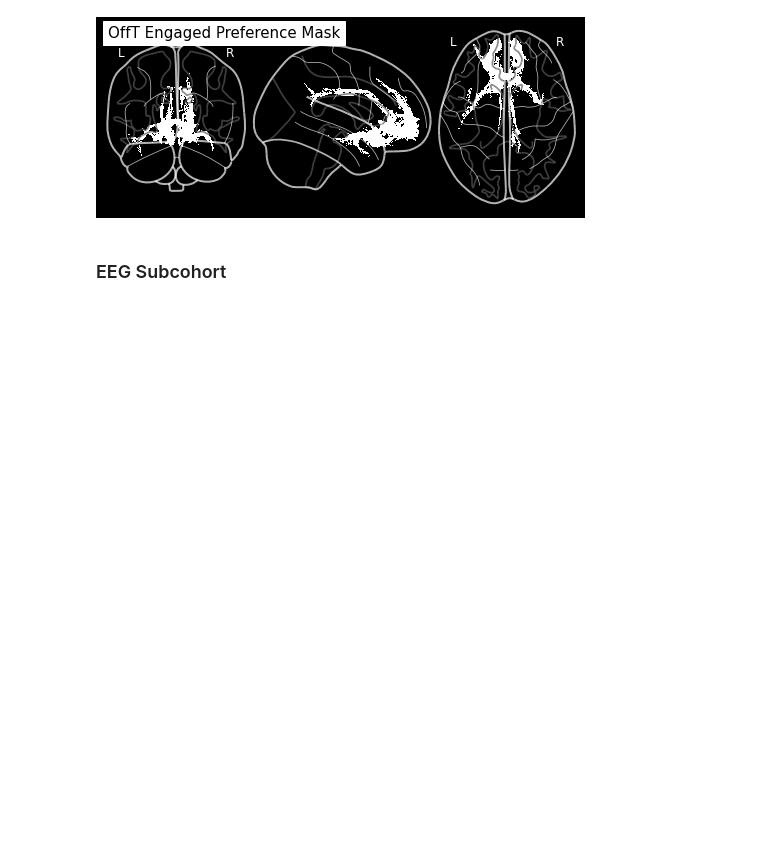
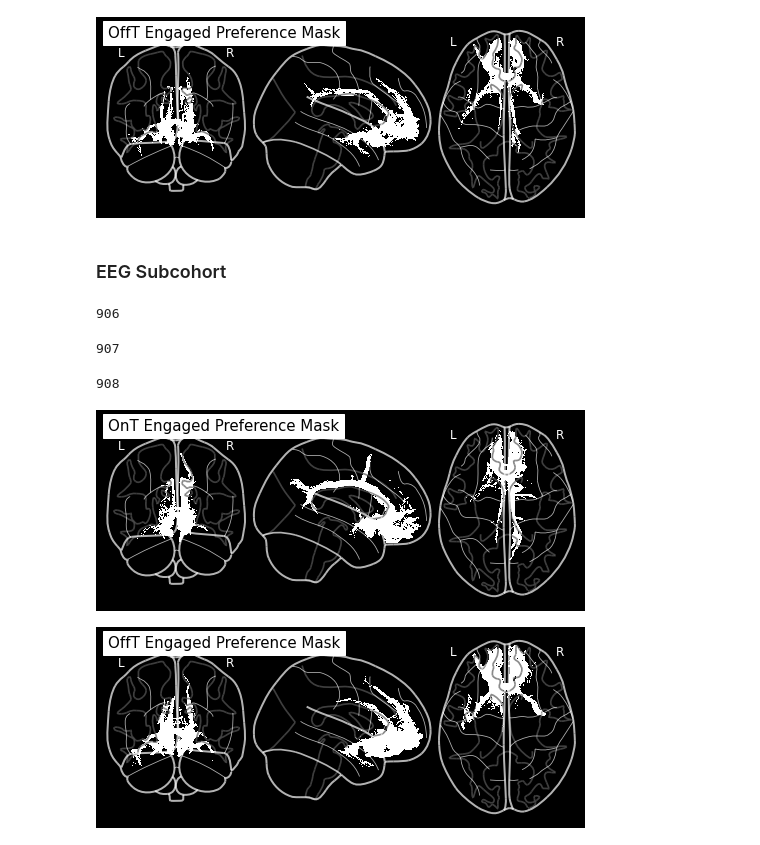
Before and after one commit to virati/cortical_signatures, a Jupyter notebook: notebooks/support_model/targeting_vs.ipynb, the cells around one changed output. Cells and saved outputs as stored; diff of their text form; code cells hidden in the pictures; blank space fills up the shorter version.

Commit message:
targeting notebook is working, merge in now

```diff
--- a/notebooks/support_model/targeting_vs.ipynb
+++ b/notebooks/support_model/targeting_vs.ipynb
@@ -42,7 +42,13 @@ V_DTI.plot_preference_mask(threshold=0.5)
 
 ### EEG Subcohort
 # %%
-eeg_pts = ["906","907","908"]
-V_DTI = DTI.engaged_tractography(do_pts=eeg_pts,target_electrode_map='../../assets/experiments/metadata/Electrode_Map.json')
-V_DTI.load_dti()
-V_DTI.plot_preference_mask(threshold=0.5)
+eeg_pts = ["906","907","908"] #These are the patients with both LFP and dEEG during Targeting Experiment
+eeg_DTI = DTI.engaged_tractography(do_pts=eeg_pts,target_electrode_map='../../assets/experiments/metadata/Electrode_Map.json')
+eeg_DTI.load_dti()
+eeg_DTI.plot_preference_mask(threshold=0.5)
+# %% [output]
+906
+907
+908
+[figure, added]
+[figure, added]
```
Also changed, not shown: parts of 1 cell of this notebook.
